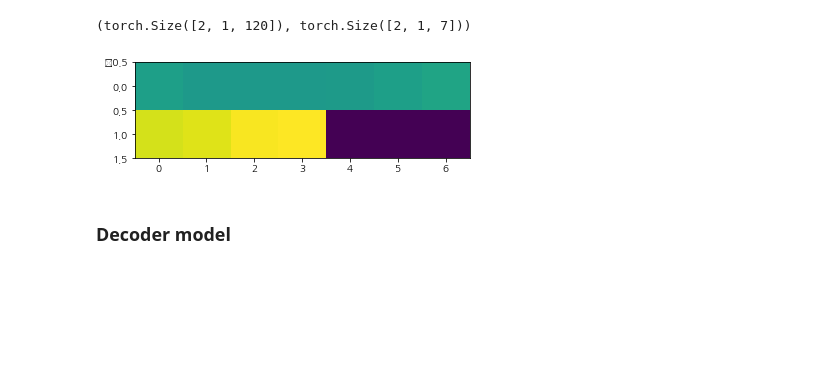
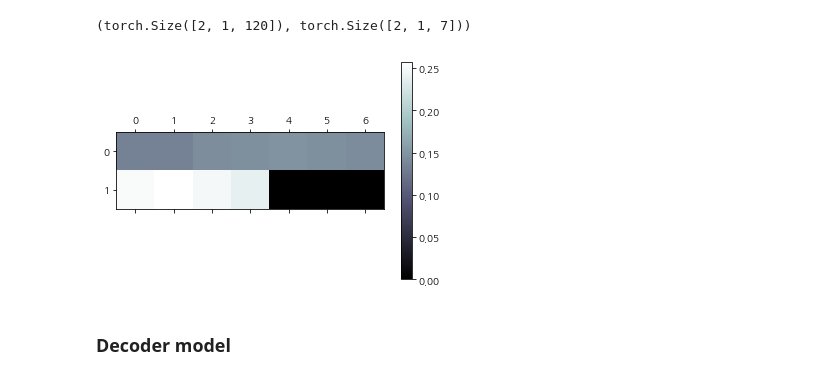
Before and after one commit to simonjisu/NMT, a Jupyter notebook: Neural_Machine_Translation_Tutorial.ipynb, the cells around one changed output. Drawn from its saved outputs; the diff is of its cells as text; code cells hidden in the pictures; blank space fills up the shorter version.

```diff
--- a/Neural_Machine_Translation_Tutorial.ipynb
+++ b/Neural_Machine_Translation_Tutorial.ipynb
@@ -265,10 +265,13 @@ contexts.size(), attns.size()
 # %% [output]
 (torch.Size([2, 1, 120]), torch.Size([2, 1, 7]))
 # %%
-plt.imshow(attns.detach().squeeze(1).numpy())
+fig = plt.figure()
+ax = fig.add_subplot(111)
+cax = ax.matshow(attns.detach().squeeze(1).numpy(), cmap='bone')
+fig.colorbar(cax)
 plt.show()
 # %% [output]
-[figure, old version]
+[figure, new version]
 # %% [markdown]
 ### Decoder model
 # %% [markdown]
```
Also changed, not shown: parts of 10 cells of this notebook, 1 other file.
